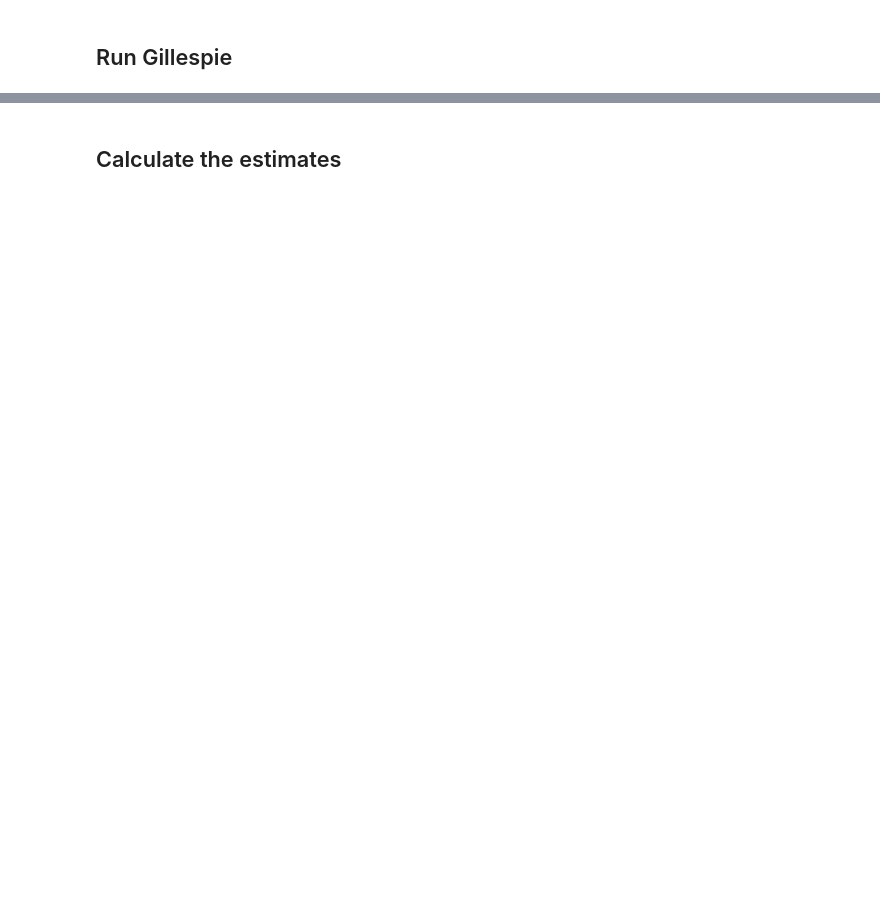
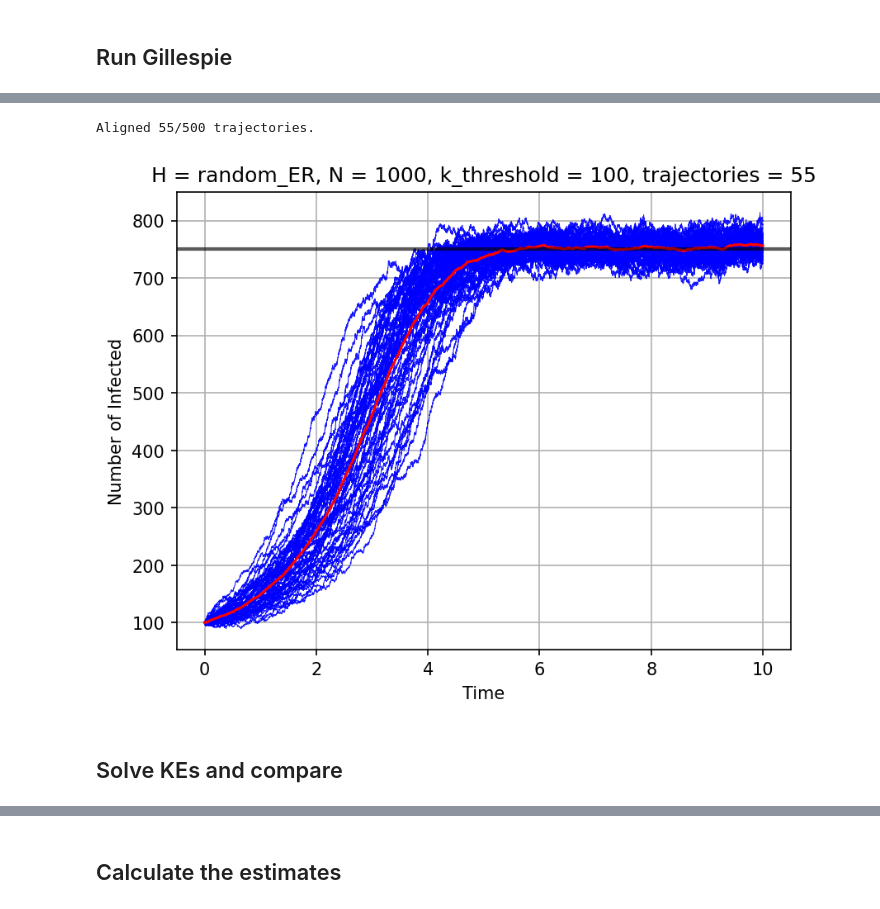
Before and after one commit to markolalovic/higher-order-contagion, a Jupyter notebook: notebooks/E-R-rates.ipynb, the cells around one changed output, grey strips where cells are left out. Cells and saved outputs as stored; diff of their text form; code cells hidden in the pictures; blank space fills up the shorter version.

```diff
--- a/notebooks/E-R-rates.ipynb
+++ b/notebooks/E-R-rates.ipynb
@@ -126,0 +169,35 @@ exited on time=20.00054100330175, waiting_time=0.001675911163938684
+# %%
+k_threshold = 100
+new_time_max = 10.0
+
+X_sims_aligned = align_trajectories(X_sims, k_threshold, new_time_max)
+# %% [output]
+Aligned 55/500 trajectories.
+# %%
+# plot X_t curves in gray and average curve in red
+fig = plt.figure(dpi=150) # set DPI
+ax  = plt.subplot()
+
+for X_t in X_sims_aligned:
+    ax.plot(X_t[0], X_t[2], c="blue", alpha=0.9, linewidth=0.5, rasterized=True)
+
+avg_curve, times = get_average(X_sims_aligned, new_time_max, len(X_sims_aligned), delta_t = 0.01)
+
+plt.axhline(y=int(0.75 * N), color='black', lw=2, alpha=0.4, linestyle='-')
+
+plt.plot(times, avg_curve, "red")
+
+plt.axhline(y=int(0.75 * N), color='black', lw=2, alpha=0.4, linestyle='-')
+
+plt.xlabel("Time")
+plt.ylabel("Number of Infected")
+plt.grid(True)
+plt.title(f"H = {g.name}, N = {N}, k_threshold = {k_threshold}, trajectories = {len(X_sims_aligned)}")
+plt.savefig(f"../figures/estimation/{test_name}/gillespie-sims-aligned.pdf",
+            format='pdf', bbox_inches='tight')
+plt.show()
+plt.close(fig) # free up memory
+# %% [output]
+[figure, added]
+# %% [markdown]
+## Solve KEs and compare
```
Also changed, not shown: parts of 15 cells of this notebook, 23 other files.
